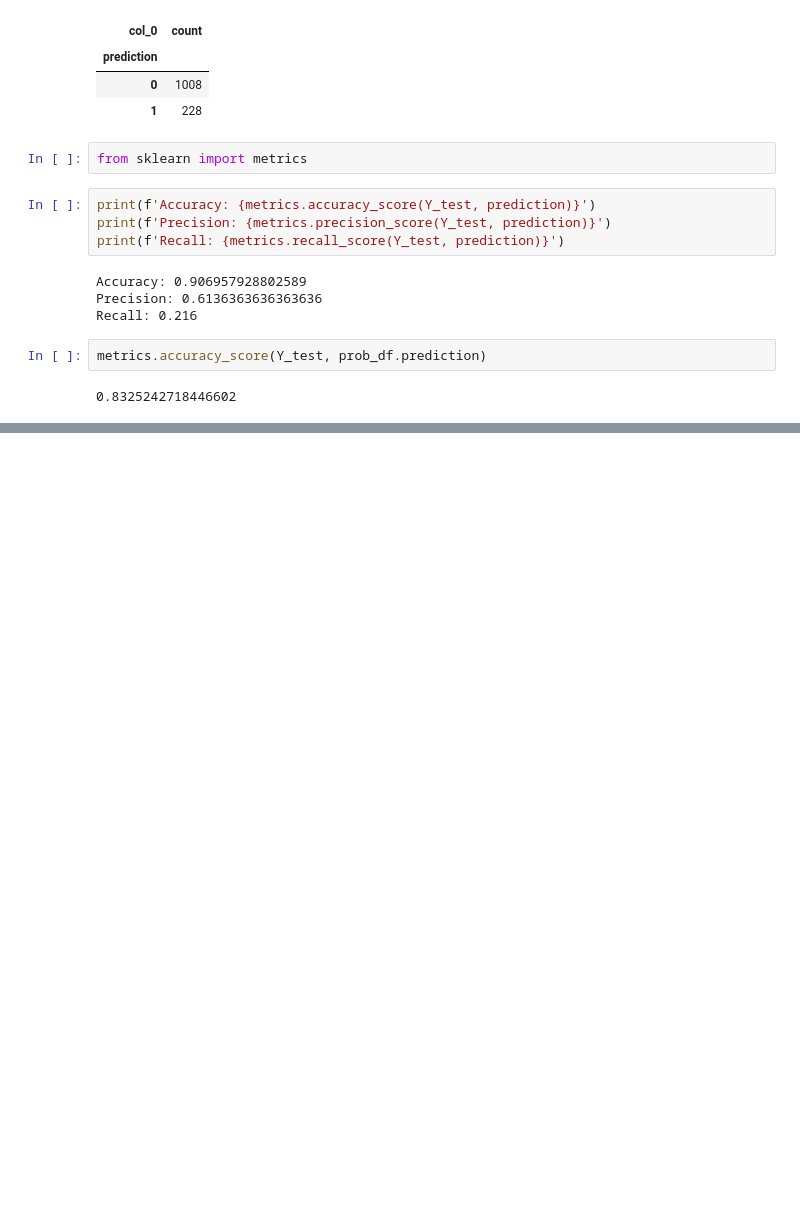
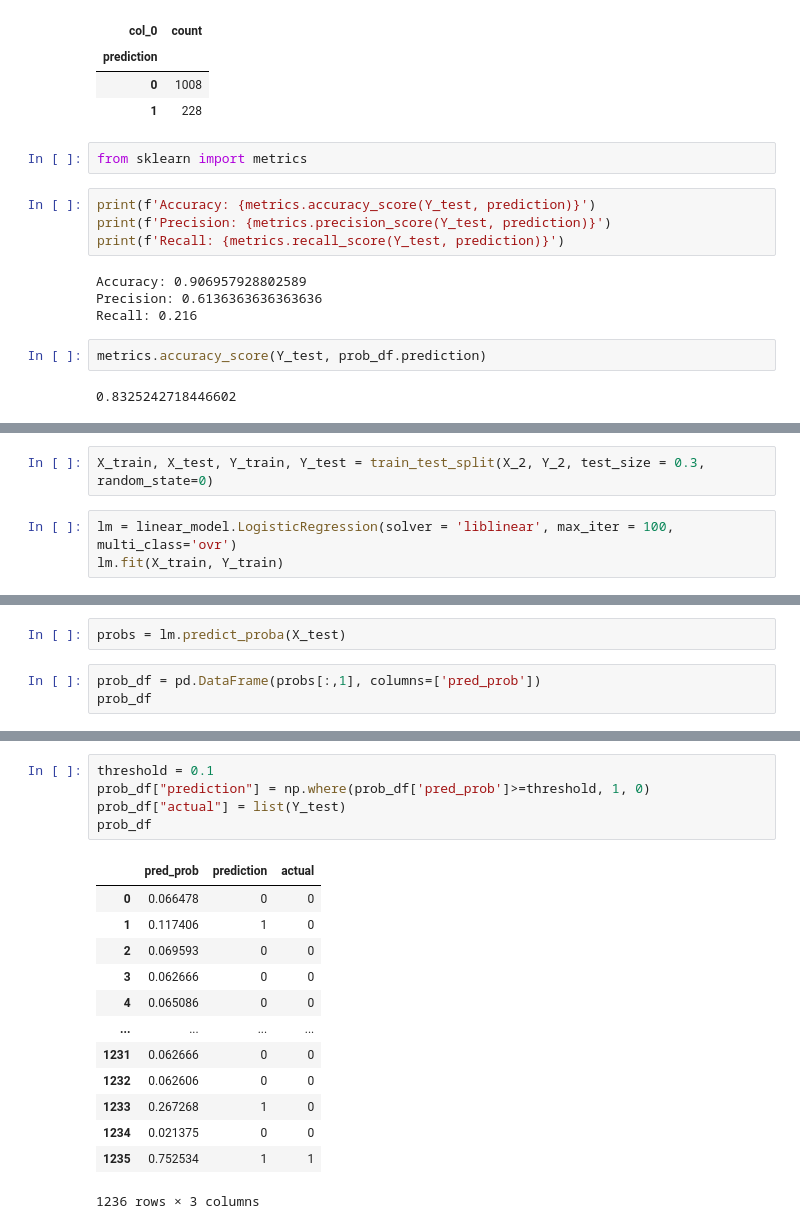
Before and after one commit to LaRosaM/udemy-datascience, a Jupyter notebook: Seccion8/T5 - 3 - Logistic Regression - Implementación de la regresión logistica.ipynb, the cells around one changed output, grey strips where cells are left out. Drawn from its saved outputs; the diff is of its cells as text; blank space fills up the shorter version.

```diff
--- a/Seccion8/T5 - 3 - Logistic Regression - Implementación de la regresión logistica.ipynb
+++ b/Seccion8/T5 - 3 - Logistic Regression - Implementación de la regresión logistica.ipynb
@@ -492,0 +504,5 @@ metrics.accuracy_score(Y_test, prob_df.prediction)
+# %%
+X_train, X_test, Y_train, Y_test = train_test_split(X_2, Y_2, test_size = 0.3, random_state=0)
+# %%
+lm = linear_model.LogisticRegression(solver = 'liblinear', max_iter = 100, multi_class='ovr')
+lm.fit(X_train, Y_train)
@@ -492,0 +515,5 @@ metrics.accuracy_score(Y_test, prob_df.prediction)
+# %%
+probs = lm.predict_proba(X_test)
+# %%
+prob_df = pd.DataFrame(probs[:,1], columns=['pred_prob'])
+prob_df
@@ -492,0 +534,19 @@ metrics.accuracy_score(Y_test, prob_df.prediction)
+# %%
+threshold = 0.1
+prob_df["prediction"] = np.where(prob_df['pred_prob']>=threshold, 1, 0)
+prob_df["actual"] = list(Y_test)
+prob_df
+# %% [output]
+|  | pred_prob | prediction | actual |
+| 0 | 0.066478 | 0 | 0 |
+| 1 | 0.117406 | 1 | 0 |
+| 2 | 0.069593 | 0 | 0 |
+| 3 | 0.062666 | 0 | 0 |
+| 4 | 0.065086 | 0 | 0 |
+| ... | ... | ... | ... |
+| 1231 | 0.062666 | 0 | 0 |
+| 1232 | 0.062606 | 0 | 0 |
+| 1233 | 0.267268 | 1 | 0 |
+| 1234 | 0.021375 | 0 | 0 |
+| 1235 | 0.752534 | 1 | 1 |
+1236 rows × 3 columns
```
Also changed, not shown: parts of 20 cells of this notebook.
